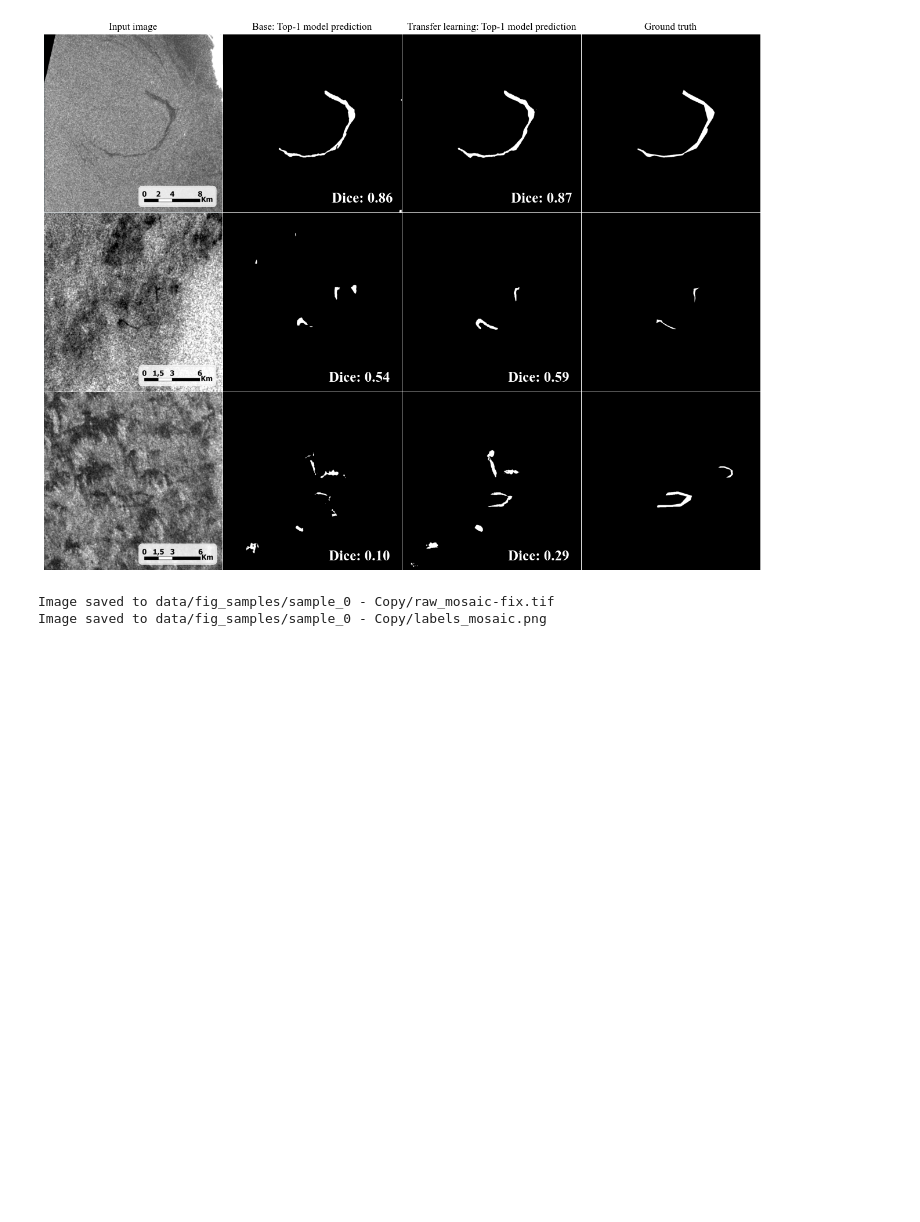
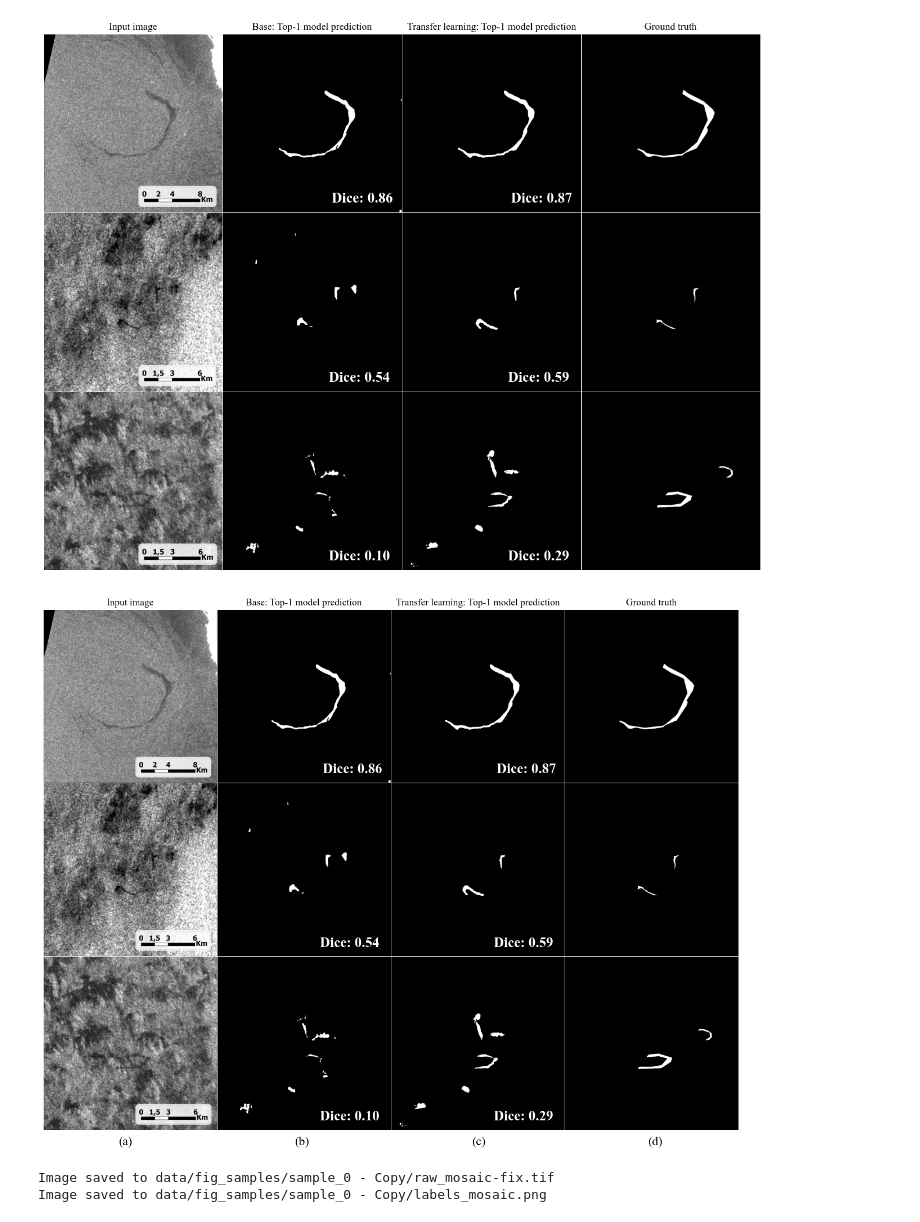
Before and after one commit to julvad/transfer_learning_S1_slicks_arctic, a Jupyter notebook: src/figures.ipynb, the cells around one changed output. Drawn from its saved outputs; the diff is of its cells as text; code cells hidden in the pictures; blank space fills up the shorter version.

```diff
--- a/src/figures.ipynb
+++ b/src/figures.ipynb
@@ -2034,6 +2034,101 @@ sample_0
 sample_2
 sample_3
 [figure]
+# %%
+import matplotlib.pyplot as plt
+import matplotlib.image as mpimg
+import matplotlib.gridspec as gridspec
+import numpy as np
+import os
+
+dice_values = np.random.rand(12)
+# Sample 1 = Sample 119 (hard)
+dice_values[1] = 0.1002  # Row 3
+dice_values[2] = 0.2901  # Row 3
+
+# Sample 2 = Sample 90 (med)
+dice_values[5] = 0.5439  # Row 2
+dice_values[6] = 0.5935  # Row 2
+
+# Sample 3 = Sample 135 (easy)
+dice_values[9] = 0.8638  # Row 1
+dice_values[10] = 0.8658  # Row 1
+
+plt.rcParams['font.family'] = 'serif'  # Set the font family
+plt.rcParams['font.serif'] = ['Times New Roman']
+
+pixelsize = 25
+tilesize = 512
+
+columns_fig = ['Input image', 'Base: Top-1 model prediction', 'Transfer learning: Top-1 model prediction', 'Ground truth']
+column_letters = ['(a)', '(b)', '(c)', '(d)']  # Labels for each column
+
+images_path = []
+for sample in os.listdir(f'data/fig_samples'):
+    if sample not in ['sample_0', 'sample_2', 'sample_3']:
+        continue
+    for name in ['raw_mosaic_scale.png', 'pred_base.tif', 'pred_tl.tif', 'labels_mosaic.png']:
+        tif_path = f'data/fig_samples/{sample}/{name}'
+        images_path.append(tif_path)
+        if len(images_path) == 12:  # Adjusted for 3x4 grid
+            break
+    if len(images_path) == 12:
+        break
+
+images = [mpimg.imread(img_path) for img_path in images_path]
+
+# Create figure with GridSpec
+fig = plt.figure(figsize=(16, 12))
+gs = gridspec.GridSpec(3, 4, height_ratios=[1, 1, 1])  # Equal heights, controlled via hspace
+
+# Loop through the images and assign them to subplots
+axes = []
+image_index = 0
+for i, row in enumerate([2, 1, 0]):  # Reverse row order
+    for j in range(4):  # 4 columns
+        ax = plt.subplot(gs[row, j])  # Use reversed row index
+        ax.imshow(images[image_index], cmap='gray')  # Display image
+        ax.axis('off')  # Hide axis
+        axes.append(ax)
+
+        # Adjust Dice label position
+        y2 = 44 if row in [2, 1] else 58
+        if j in [1, 2]:  # Only for 2nd and 3rd columns
+            ax.text(
+                images[image_index].shape[1] - 50,
+                images[image_index].shape[0] - y2,  # Y position (bottom of image)
+                f'Dice: {dice_values[image_index]:.2f}',  # Text content
+                color='white',  # White text
+                fontsize=18,
+                fontweight='bold',
+                bbox=dict(facecolor='black', alpha=1, edgecolor='none'),
+                ha='right'
+            )
+        image_index += 1
+
+# Add column labels (a), (b), (c), (d) below each column
+for j in range(4):
+    fig.text(
+        0.218 + j * 0.196,  # X position (adjust for spacing)
+        0.088,  # Y position (below images)
+        column_letters[j],  # Text content
+        fontsize=16,
+        # fontweight='bold',
+        ha='center'
+    )
+
+# Add column titles
+for j in range(4):
+    axes[2 * 4 + j].set_title(f'{columns_fig[j]}', fontsize=12.5)  # Assign to the top row
+
+# Adjust general spacing
+plt.subplots_adjust(hspace=0.004, wspace=-0.014)
+
+# Save and show the plot
+plt.savefig('latex/figures/preds4x3_v2_scale_lettering.png', bbox_inches='tight', dpi=300)
+plt.show()
+# %% [output]
+[figure, added]
 # %%
 from PIL import Image
 import numpy as np
```
Also changed, not shown: 9 other files.
